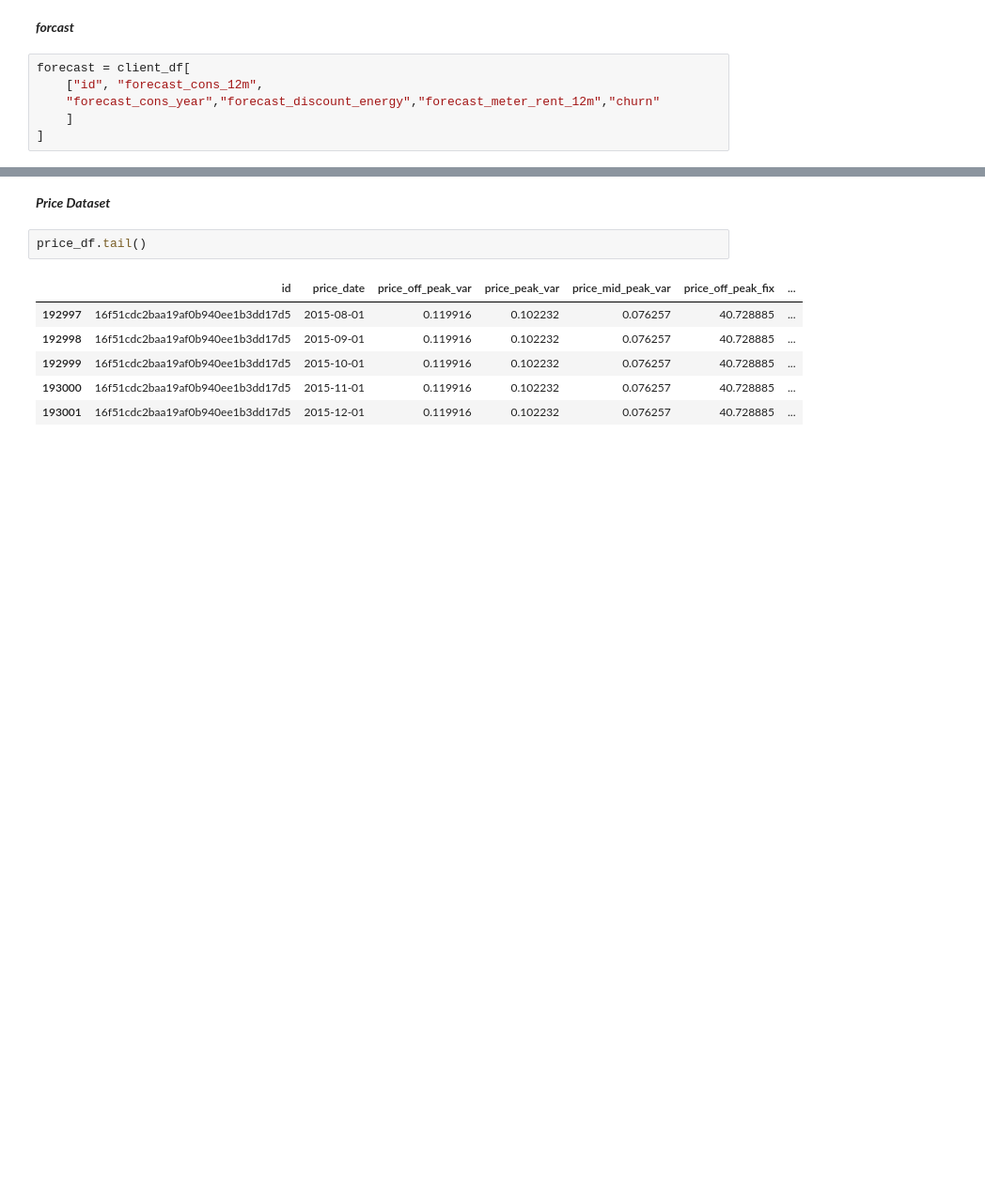
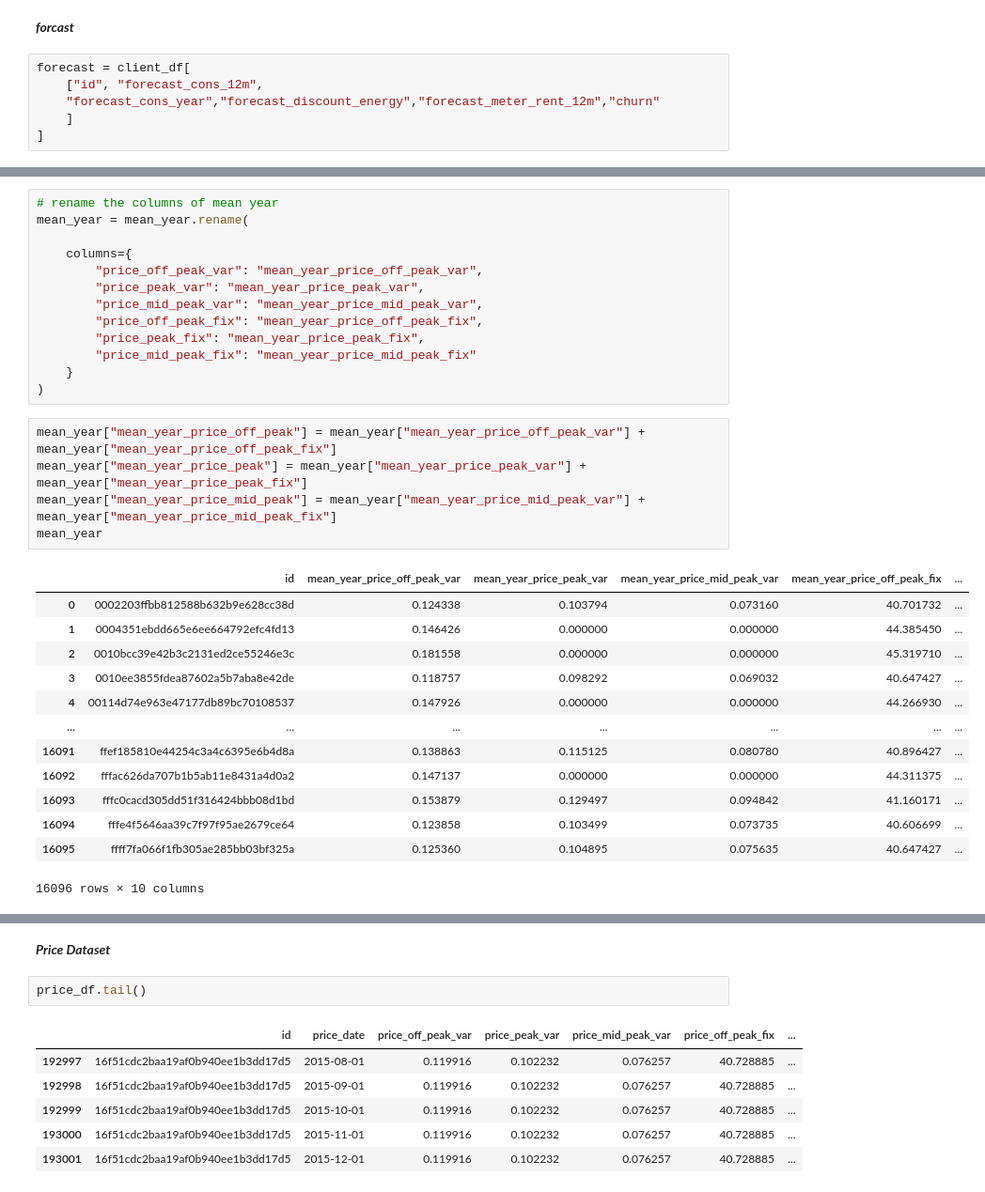
Before and after one commit to yash013/sme_customer_churn_problem, a Jupyter notebook: eda.ipynb, the cells around one changed output, grey strips where cells are left out. Shown: that part at 94% size. Cells and saved outputs as stored; diff of their text form; blank space fills up the shorter version.

```diff
--- a/eda.ipynb
+++ b/eda.ipynb
@@ -390,0 +393,32 @@ price_df.head(3)
+# %%
+# rename the columns of mean year
+mean_year = mean_year.rename(
+
+    columns={
+        "price_off_peak_var": "mean_year_price_off_peak_var",
+        "price_peak_var": "mean_year_price_peak_var",
+        "price_mid_peak_var": "mean_year_price_mid_peak_var",
+        "price_off_peak_fix": "mean_year_price_off_peak_fix",
+        "price_peak_fix": "mean_year_price_peak_fix",
+        "price_mid_peak_fix": "mean_year_price_mid_peak_fix"
+    }
+)
+# %%
+mean_year["mean_year_price_off_peak"] = mean_year["mean_year_price_off_peak_var"] + mean_year["mean_year_price_off_peak_fix"]
+mean_year["mean_year_price_peak"] = mean_year["mean_year_price_peak_var"] + mean_year["mean_year_price_peak_fix"]
+mean_year["mean_year_price_mid_peak"] = mean_year["mean_year_price_mid_peak_var"] + mean_year["mean_year_price_mid_peak_fix"]
+mean_year
+# %% [output]
+|  | id | mean_year_price_off_peak_var | mean_year_price_peak_var | mean_year_price_mid_peak_var | mean_year_price_off_peak_fix | ... |
+| 0 | 0002203ffbb812588b632b9e628cc38d | 0.124338 | 0.103794 | 0.073160 | 40.701732 | ... |
+| 1 | 0004351ebdd665e6ee664792efc4fd13 | 0.146426 | 0.000000 | 0.000000 | 44.385450 | ... |
+| 2 | 0010bcc39e42b3c2131ed2ce55246e3c | 0.181558 | 0.000000 | 0.000000 | 45.319710 | ... |
+| 3 | 0010ee3855fdea87602a5b7aba8e42de | 0.118757 | 0.098292 | 0.069032 | 40.647427 | ... |
+| 4 | 00114d74e963e47177db89bc70108537 | 0.147926 | 0.000000 | 0.000000 | 44.266930 | ... |
+| ... | ... | ... | ... | ... | ... | ... |
+| 16091 | ffef185810e44254c3a4c6395e6b4d8a | 0.138863 | 0.115125 | 0.080780 | 40.896427 | ... |
+| 16092 | fffac626da707b1b5ab11e8431a4d0a2 | 0.147137 | 0.000000 | 0.000000 | 44.311375 | ... |
+| 16093 | fffc0cacd305dd51f316424bbb08d1bd | 0.153879 | 0.129497 | 0.094842 | 41.160171 | ... |
+| 16094 | fffe4f5646aa39c7f97f95ae2679ce64 | 0.123858 | 0.103499 | 0.073735 | 40.606699 | ... |
+| 16095 | ffff7fa066f1fb305ae285bb03bf325a | 0.125360 | 0.104895 | 0.075635 | 40.647427 | ... |
+16096 rows × 10 columns
```
Also changed, not shown: parts of 54 cells of this notebook.
